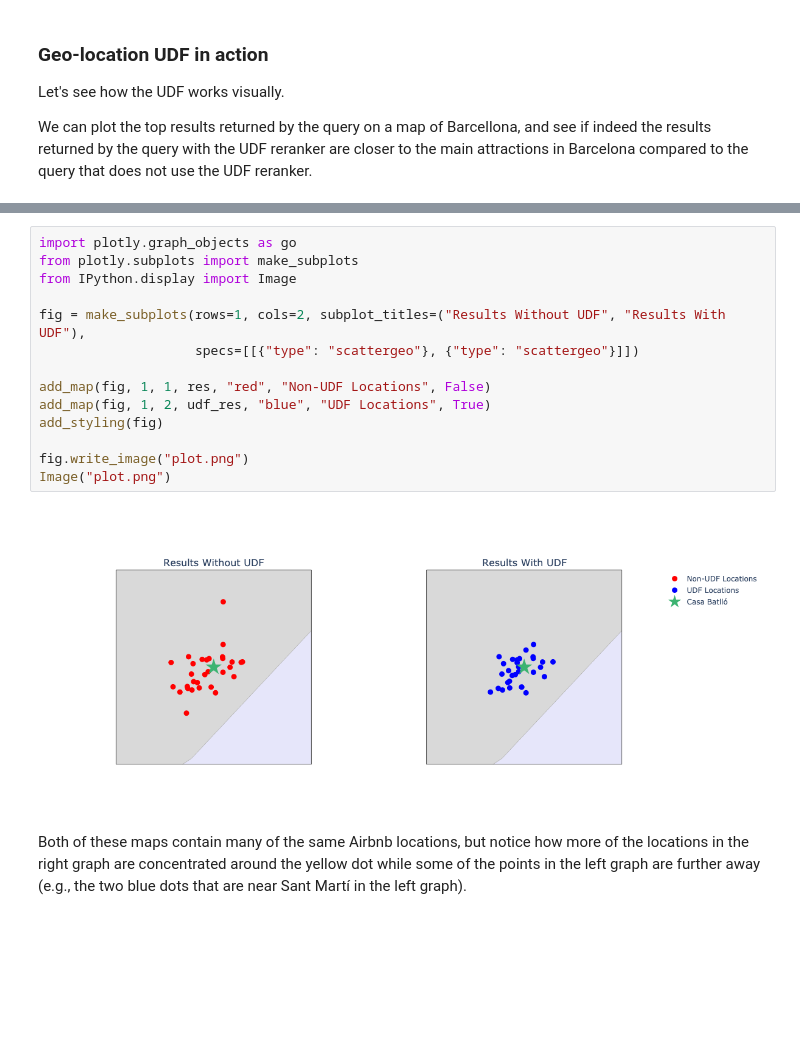
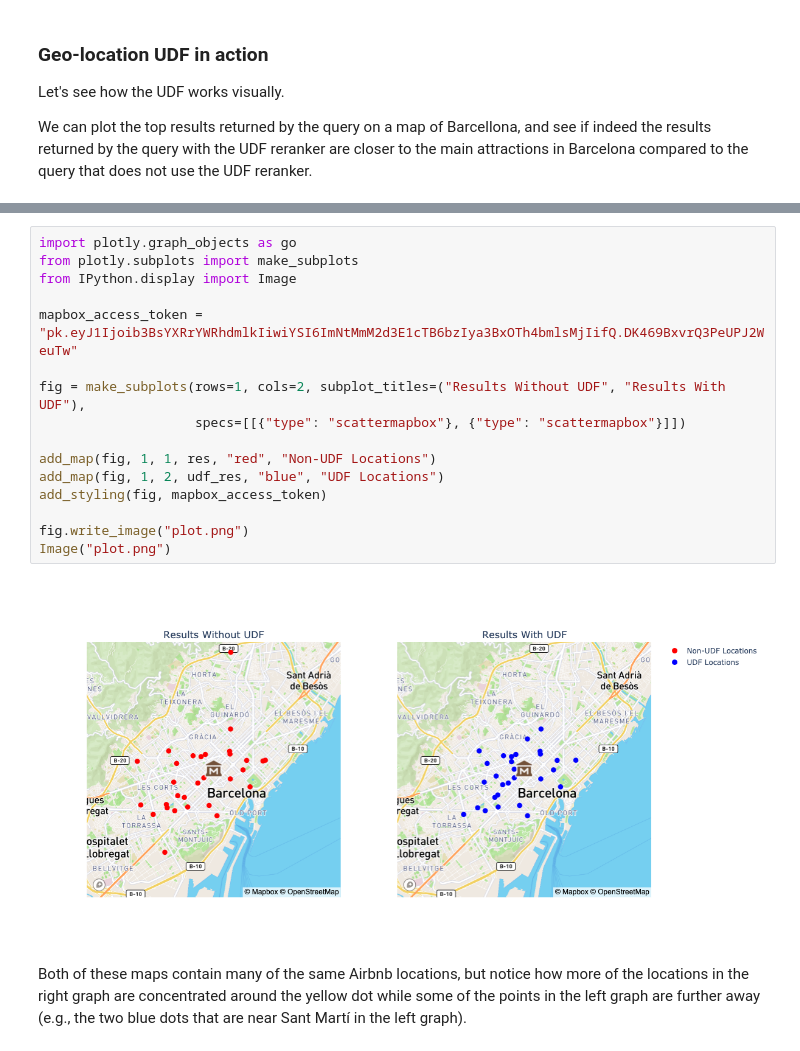
Before and after one commit to vectara/example-notebooks, a Jupyter notebook: notebooks/udf-reranking-demo.ipynb, the cells around one changed output, grey strips where cells are left out. Drawn from its saved outputs; the diff is of its cells as text; blank space fills up the shorter version.

```diff
--- a/notebooks/udf-reranking-demo.ipynb
+++ b/notebooks/udf-reranking-demo.ipynb
@@ -389,19 +385,21 @@ def add_styling(fig):
 # %%
 import plotly.graph_objects as go
 from plotly.subplots import make_subplots
 from IPython.display import Image
 
+mapbox_access_token = "pk.eyJ1Ijoib3BsYXRrYWRhdmlkIiwiYSI6ImNtMmM2d3E1cTB6bzIya3BxOTh4bmlsMjIifQ.DK469BxvrQ3PeUPJ2WeuTw"
+
 fig = make_subplots(rows=1, cols=2, subplot_titles=("Results Without UDF", "Results With UDF"),
-                    specs=[[{"type": "scattergeo"}, {"type": "scattergeo"}]])
+                    specs=[[{"type": "scattermapbox"}, {"type": "scattermapbox"}]])
 
-add_map(fig, 1, 1, res, "red", "Non-UDF Locations", False)
-add_map(fig, 1, 2, udf_res, "blue", "UDF Locations", True)
-add_styling(fig)
+add_map(fig, 1, 1, res, "red", "Non-UDF Locations")
+add_map(fig, 1, 2, udf_res, "blue", "UDF Locations")
+add_styling(fig, mapbox_access_token)
 
 fig.write_image("plot.png")
 Image("plot.png")
 # %% [output]
-[figure, old version]
+[figure, new version]
 # %% [markdown]
 Both of these maps contain many of the same Airbnb locations, but notice how more of the locations in the right graph are concentrated around the yellow dot while some of the points in the left graph are further away (e.g., the two blue dots that are near Sant Martí in the left graph).
 # %% [markdown]
```
Also changed, not shown: parts of 2 cells of this notebook.
